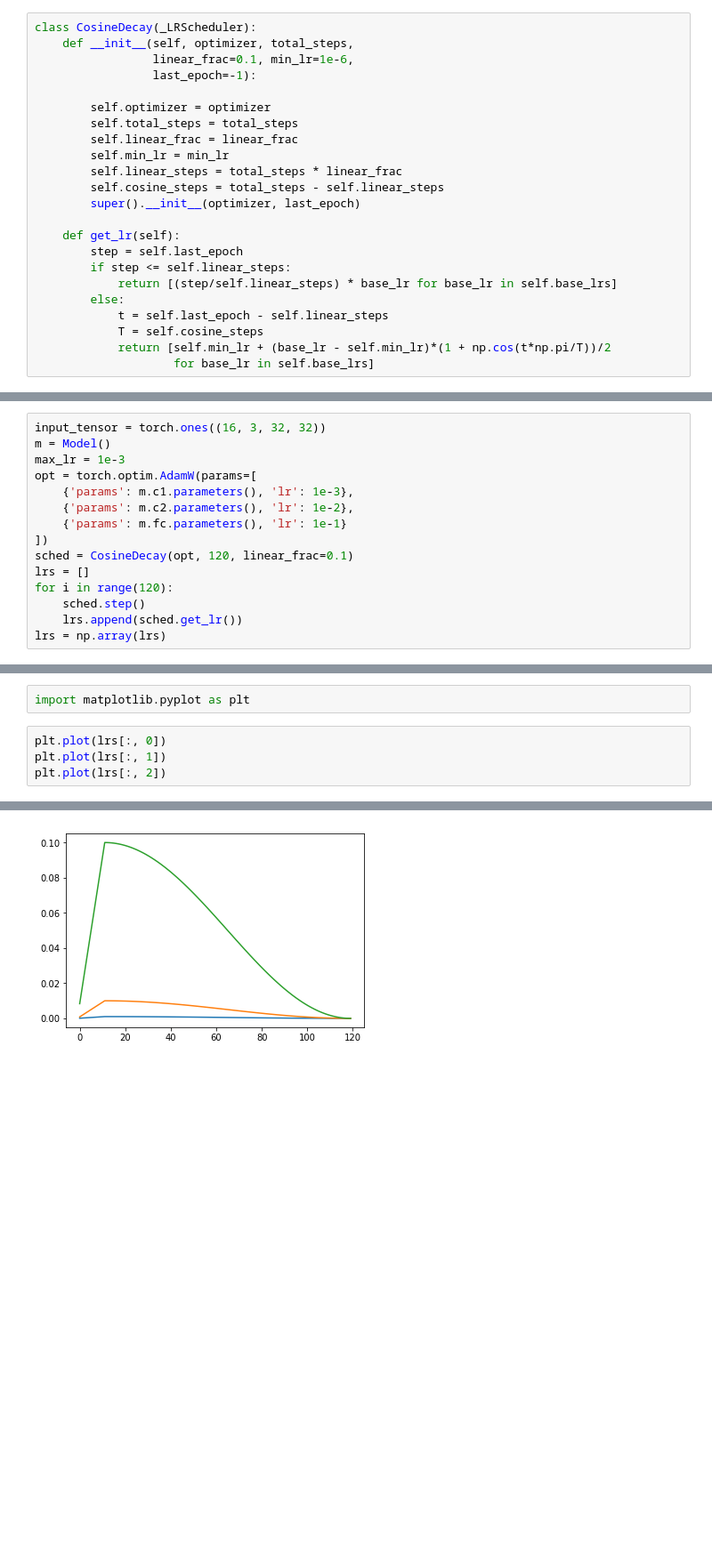
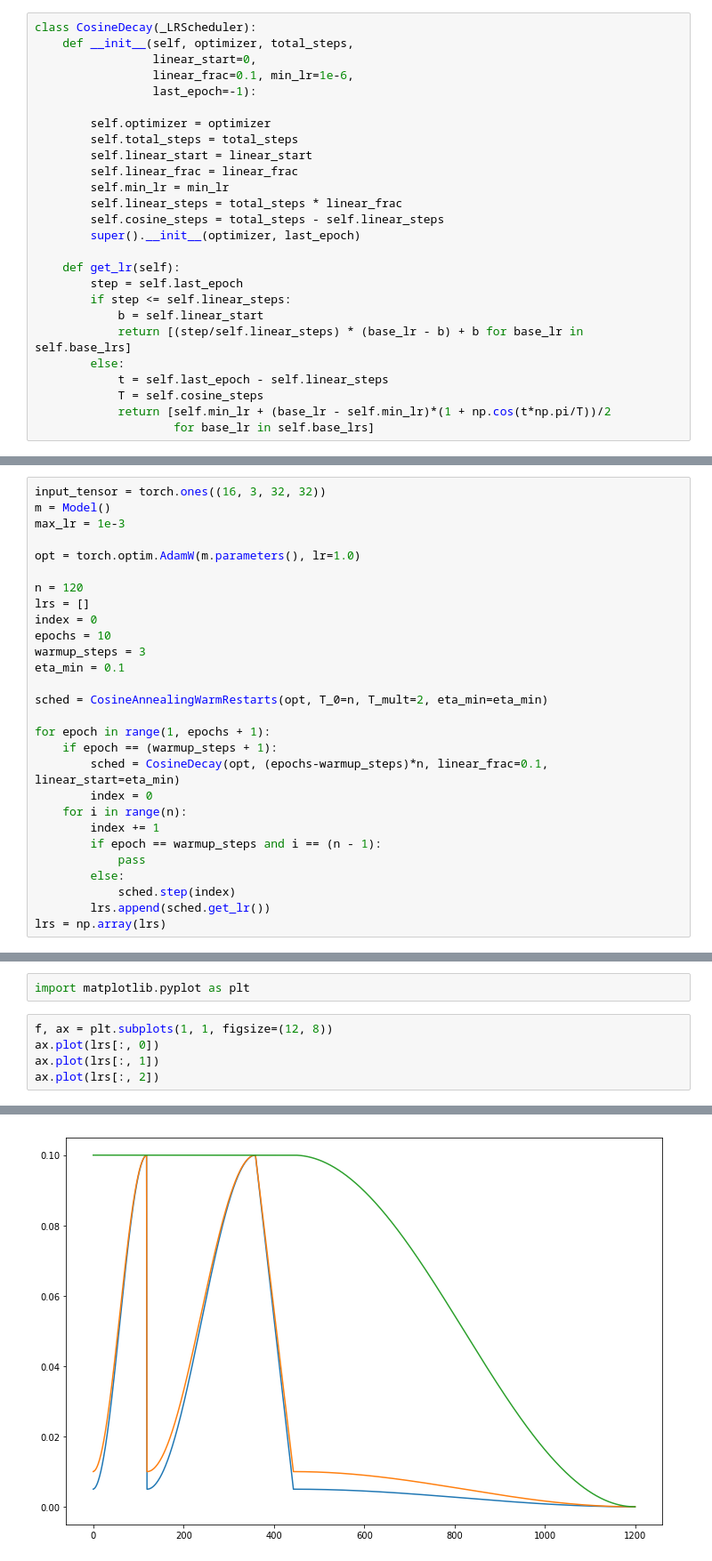
Before and after one commit to devforfu/protein, a Jupyter notebook: xx_tricks.ipynb, the cells around one changed output, grey strips where cells are left out. Shown at 89% size. Saved outputs shown, nothing was run; the diff lists cells and outputs as text; blank space fills up the shorter version.

```diff
--- a/xx_tricks.ipynb
+++ b/xx_tricks.ipynb
@@ -49,11 +47,13 @@ import numpy as np
 # %%
 class CosineDecay(_LRScheduler):
     def __init__(self, optimizer, total_steps,
+                 linear_start=0,
                  linear_frac=0.1, min_lr=1e-6,
                  last_epoch=-1):
 
         self.optimizer = optimizer
         self.total_steps = total_steps
+        self.linear_start = linear_start
         self.linear_frac = linear_frac
         self.min_lr = min_lr
         self.linear_steps = total_steps * linear_frac
@@ -63,7 +63,8 @@ class CosineDecay(_LRScheduler):
     def get_lr(self):
         step = self.last_epoch
         if step <= self.linear_steps:
-            return [(step/self.linear_steps) * base_lr for base_lr in self.base_lrs]
+            b = self.linear_start
+            return [(step/self.linear_steps) * (base_lr - b) + b for base_lr in self.base_lrs]
         else:
             t = self.last_epoch - self.linear_steps
             T = self.cosine_steps
@@ -89,14 +92,27 @@ class Model(nn.Module):
 input_tensor = torch.ones((16, 3, 32, 32))
 m = Model()
 max_lr = 1e-3
-opt = torch.optim.AdamW(params=[
-    {'params': m.c1.parameters(), 'lr': 1e-3},
-    {'params': m.c2.parameters(), 'lr': 1e-2},
-    {'params': m.fc.parameters(), 'lr': 1e-1}
-])
-sched = CosineDecay(opt, 120, linear_frac=0.1)
+
+opt = torch.optim.AdamW(m.parameters(), lr=1.0)
+
+n = 120
 lrs = []
-for i in range(120):
-    sched.step()
-    lrs.append(sched.get_lr())
+index = 0
+epochs = 10
+warmup_steps = 3
+eta_min = 0.1
+
+sched = CosineAnnealingWarmRestarts(opt, T_0=n, T_mult=2, eta_min=eta_min)
+
+for epoch in range(1, epochs + 1):
+    if epoch == (warmup_steps + 1):
+        sched = CosineDecay(opt, (epochs-warmup_steps)*n, linear_frac=0.1, linear_start=eta_min)
+        index = 0
+    for i in range(n):
+        index += 1
+        if epoch == warmup_steps and i == (n - 1):
+            pass
+        else:
+            sched.step(index)
+        lrs.append(sched.get_lr())
 lrs = np.array(lrs)
@@ -105,9 +119,10 @@ Detected call of `lr_scheduler.step()` before `optimizer.step()`. In PyTorch 1.1
 # %%
 import matplotlib.pyplot as plt
 # %%
-plt.plot(lrs[:, 0])
-plt.plot(lrs[:, 1])
-plt.plot(lrs[:, 2])
+f, ax = plt.subplots(1, 1, figsize=(12, 8))
+ax.plot(lrs[:, 0])
+ax.plot(lrs[:, 1])
+ax.plot(lrs[:, 2])
 # %% [output]
 [<matplotlib.lines.Line2D at 0x...>]
-[figure, old version]
+[figure, new version]
```
Also changed, not shown: parts of 9 cells of this notebook, 21 other files.
